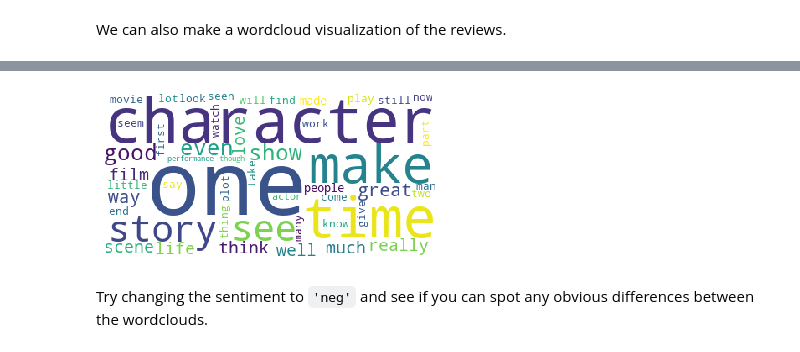
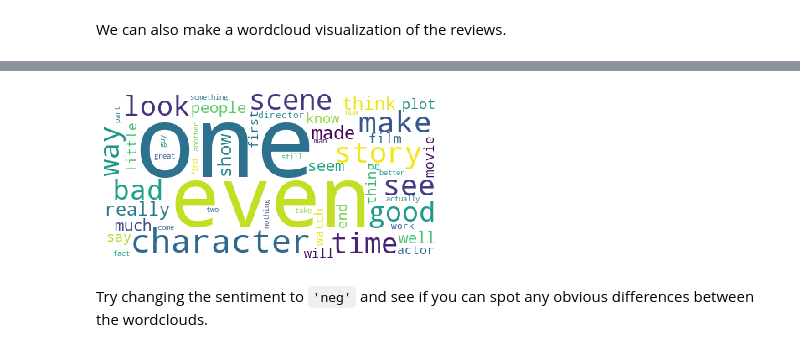
Before and after one commit to m4ni5h/UdacityNLPND, a Jupyter notebook: SentimentAnalysis/sentiment_analysis_RegularClassifier&RNNs.ipynb, the cells around one changed output, grey strips where cells are left out. Drawn from its saved outputs; the diff is of its cells as text; code cells hidden in the pictures.

```diff
--- a/SentimentAnalysis/sentiment_analysis_RegularClassifier&RNNs.ipynb
+++ b/SentimentAnalysis/sentiment_analysis_RegularClassifier&RNNs.ipynb
@@ -108,25 +108,25 @@ Requirement already satisfied: setuptools in /home/deeplearning/anaconda3/envs/u
 # %%
 import matplotlib.pyplot as plt
 %matplotlib inline
 
 from wordcloud import WordCloud, STOPWORDS
 
-sentiment = 'pos'
+sentiment = 'neg'
 
 # Combine all reviews for the desired sentiment
 combined_text = " ".join([review for review in data['train'][sentiment]])
 
 # Initialize wordcloud object
 wc = WordCloud(background_color='white', max_words=50,
         # update stopwords to include common words like film and movie
         stopwords = STOPWORDS.update(['br','film','movie']))
 
 # Generate and plot wordcloud
 plt.imshow(wc.generate(combined_text))
 plt.axis('off')
 plt.show()
 # %% [output]
-[figure, old version]
+[figure, new version]
 # %% [markdown]
 Try changing the sentiment to `'neg'` and see if you can spot any obvious differences between the wordclouds.
 # %% [markdown]
```
Also changed, not shown: parts of 5 cells of this notebook, 2 other files.
